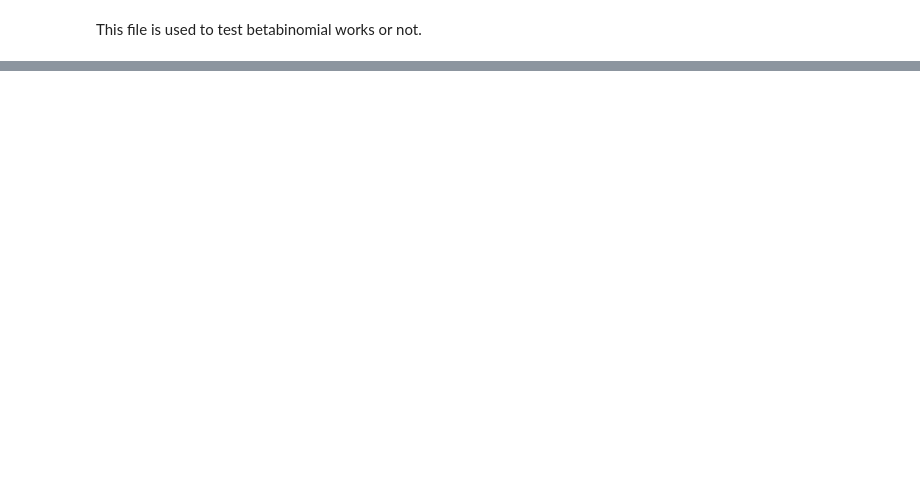
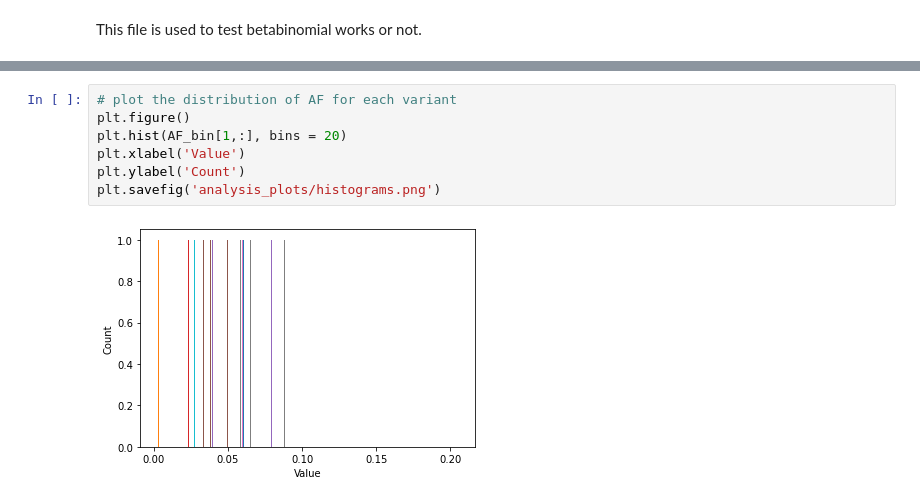
Before and after one commit to linxy29/MQuad2, a Jupyter notebook: test_betabin.ipynb, the cells around one changed output, grey strips where cells are left out. Saved outputs shown, nothing was run; the diff lists cells and outputs as text; blank space fills up the shorter version.

```diff
--- a/test_betabin.ipynb
+++ b/test_betabin.ipynb
@@ -76,0 +86,9 @@ DP = mmread("/home/linxy29/data/maester/oagct/" + sample + "/maester_mquad/cellS
+# %%
+# plot the distribution of AF for each variant
+plt.figure()
+plt.hist(AF_bin[1,:], bins = 20)
+plt.xlabel('Value')
+plt.ylabel('Count')
+plt.savefig('analysis_plots/histograms.png')
+# %% [output]
+[figure, added]
```
Also changed, not shown: parts of 19 cells of this notebook, 1 other file.
